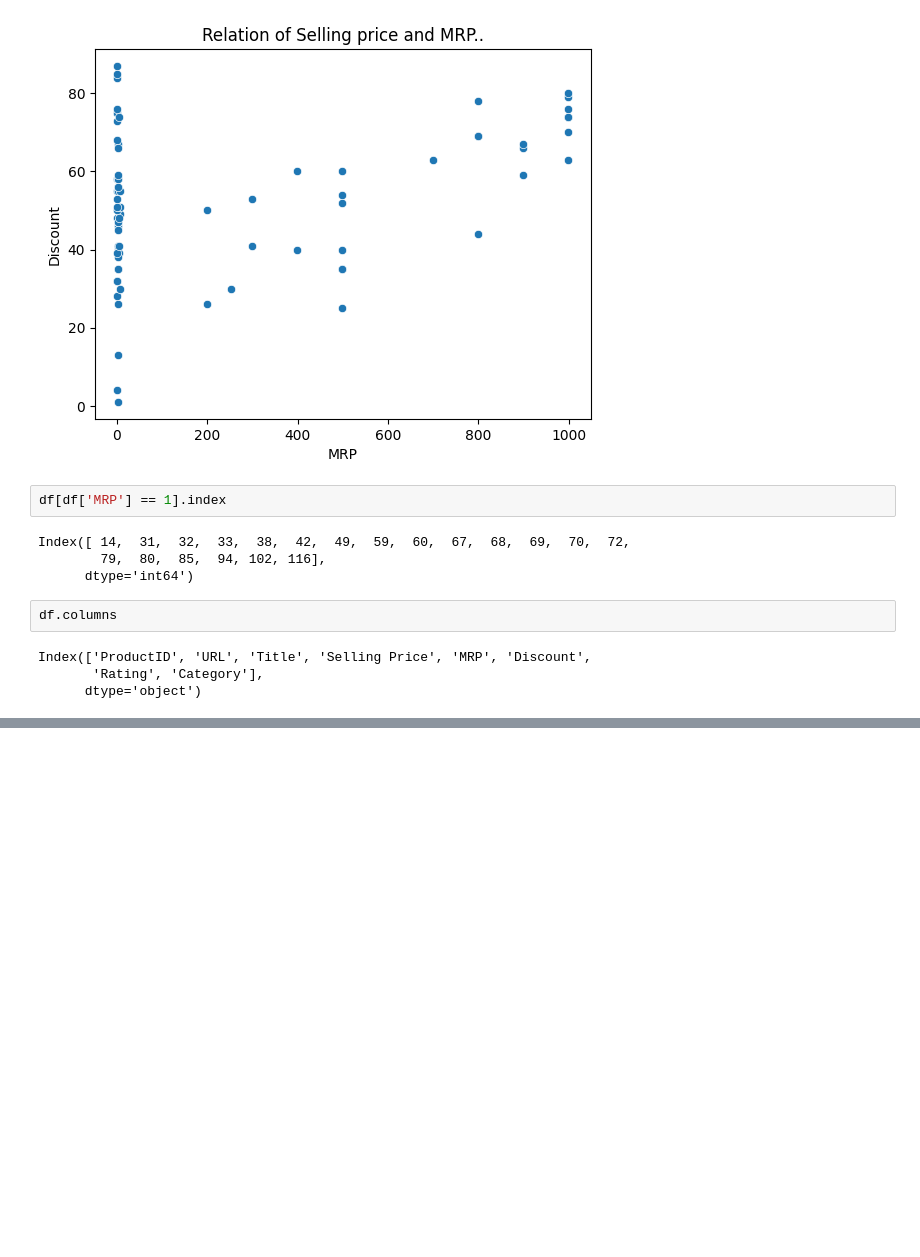
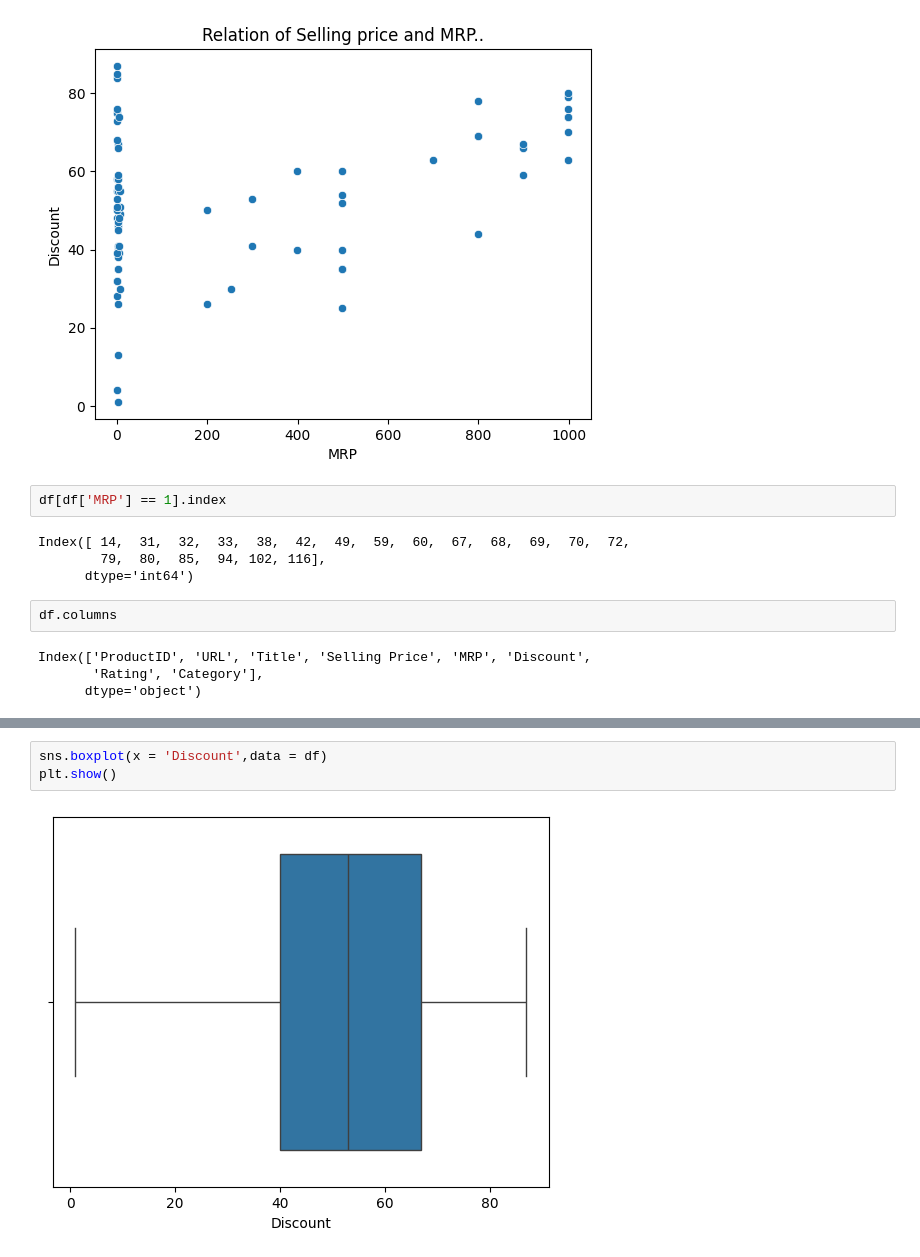
Before and after one commit to Roottoaccess/Semister2_ALL_important_concepts, a Jupyter notebook: AI and ML/amazon_real_new_data.ipynb, the cells around one changed output, grey strips where cells are left out. Saved outputs shown, nothing was run; the diff lists cells and outputs as text; blank space fills up the shorter version.

```diff
--- a/AI and ML/amazon_real_new_data.ipynb
+++ b/AI and ML/amazon_real_new_data.ipynb
@@ -257,0 +268,5 @@ Index(['ProductID', 'URL', 'Title', 'Selling Price', 'MRP', 'Discount',
+# %%
+sns.boxplot(x = 'Discount',data = df)
+plt.show()
+# %% [output]
+[figure, added]
```
Also changed, not shown: parts of 25 cells of this notebook, 8 other files.
